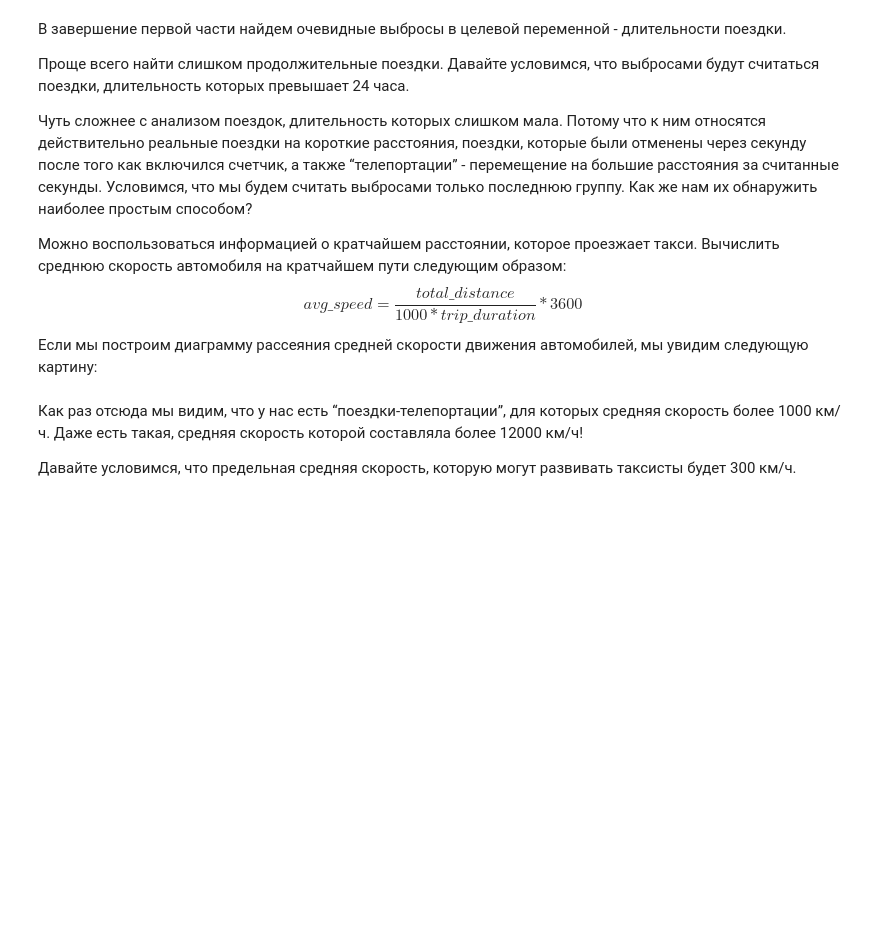
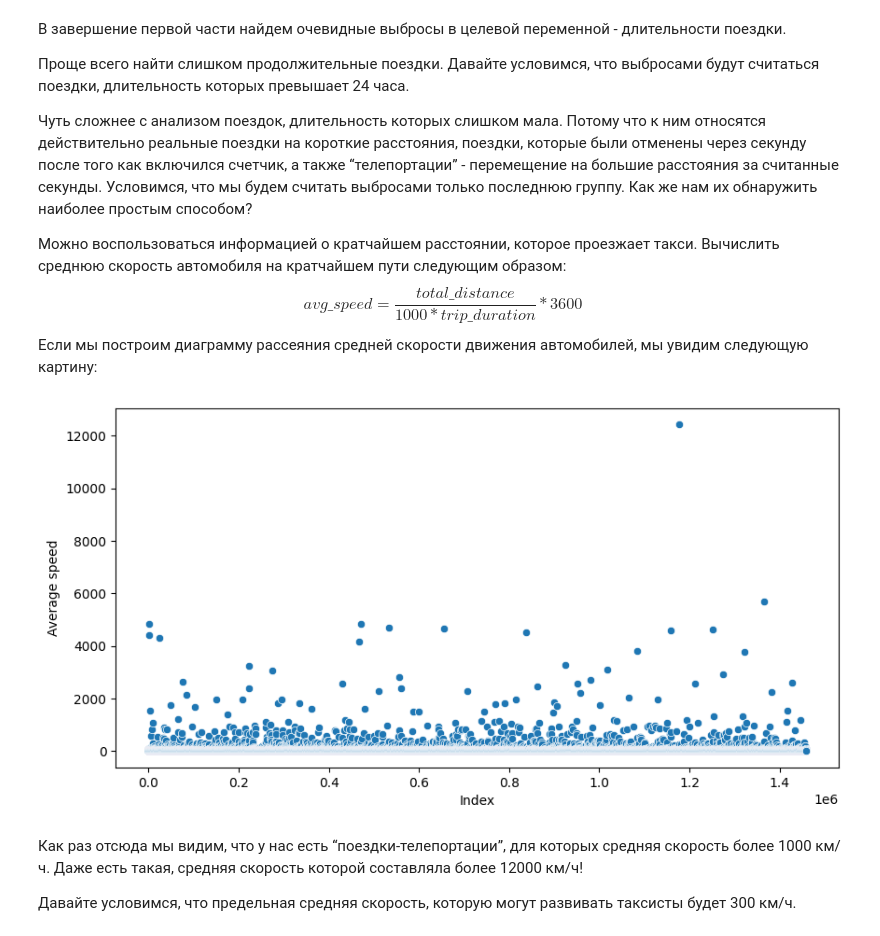
Before and after one commit to Alex1iv/Trip_optimization, a Jupyter notebook: notebooks/Project-5.ipynb, the cells around one changed output. Cells and saved outputs as stored; diff of their text form; code cells hidden in the pictures; blank space fills up the shorter version.

```diff
--- a/notebooks/Project-5.ipynb
+++ b/notebooks/Project-5.ipynb
@@ -461,0 +491,20 @@ weather_data = pd.read_csv('data/weather_data.csv')
+# %%
+def add_weather_features(data:pd.DataFrame, weather)->pd.DataFrame:
+
+    weather['time'] = pd.to_datetime(weather['time'])
+    weather['date'] = weather['time'].dt.date
+    weather['hour'] = weather['time'].dt.hour
+
+    data = pd.merge(data, weather[[\
+        'date', 'hour', 'temperature', 'visibility', 'wind speed', 'precip', 'events']],
+        left_on=['pickup_date','pickup_hour'], right_on=['date', 'hour'], how='left')
+
+    data = data.drop(columns=['date', 'hour'], axis=1)
+
+    return data
+
+data = add_weather_features(data, mounts['weather_data'])
+
+print('Кол-во поездок в снежную погоду: {}'.format(data[data['events']=='Snow']['events'].count()))
+print("Пропуски в признаке 'events'")
+data['events'].isna().value_counts(True).round(4)
@@ -473,0 +527,16 @@ weather_data = pd.read_csv('data/weather_data.csv')
+# %%
+def fill_null_weather_data(data:pd.DataFrame):
+    for col in ['temperature', 'visibility', 'wind speed', 'precip']:
+        data[col].fillna(data.groupby('pickup_date')[col].transform('median'), inplace=True)
+
+    for col in ['total_distance', 'total_travel_time', 'number_of_steps']:
+        data[col].fillna(data[col].median(), inplace=True)
+
+    data['events'].fillna('None', inplace=True)
+
+    return data
+
+data = fill_null_weather_data(data)
+print('Медианная температура: {} град.'.format(data['temperature'].median().round(1)))
+
+data.isna().sum()
@@ -483,11 +564,13 @@ weather_data = pd.read_csv('data/weather_data.csv')
 $$avg\_speed= \frac{total\_distance}{1000*trip\_duration}*3600$$
 Если мы построим диаграмму рассеяния средней скорости движения автомобилей, мы увидим следующую картину:
 # %%
-avg_speed = taxi_data['total_distance'] / taxi_data['trip_duration'] * 3.6
+avg_speed = data['total_distance'] / data['trip_duration'] * 3.6
 fig, ax = plt.subplots(figsize=(10, 5))
 sns.scatterplot(x=avg_speed.index, y=avg_speed, ax=ax)
 ax.set_xlabel('Index')
 ax.set_ylabel('Average speed');
+# %% [output]
+[figure, added]
 # %% [markdown]
 Как раз отсюда мы видим, что у нас есть “поездки-телепортации”, для которых средняя скорость более 1000 км/ч. Даже есть такая, средняя скорость которой составляла более 12000 км/ч!
 
```
Also changed, not shown: parts of 13 cells of this notebook.
